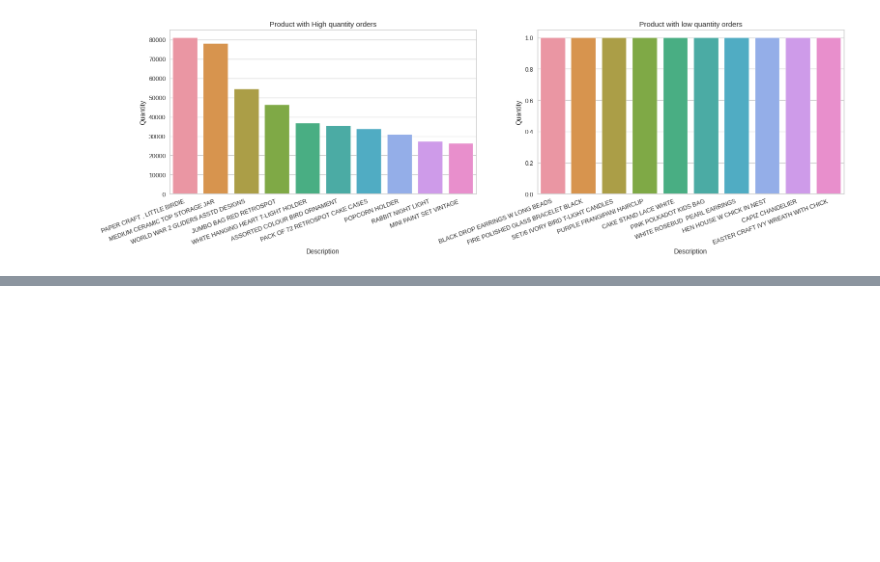
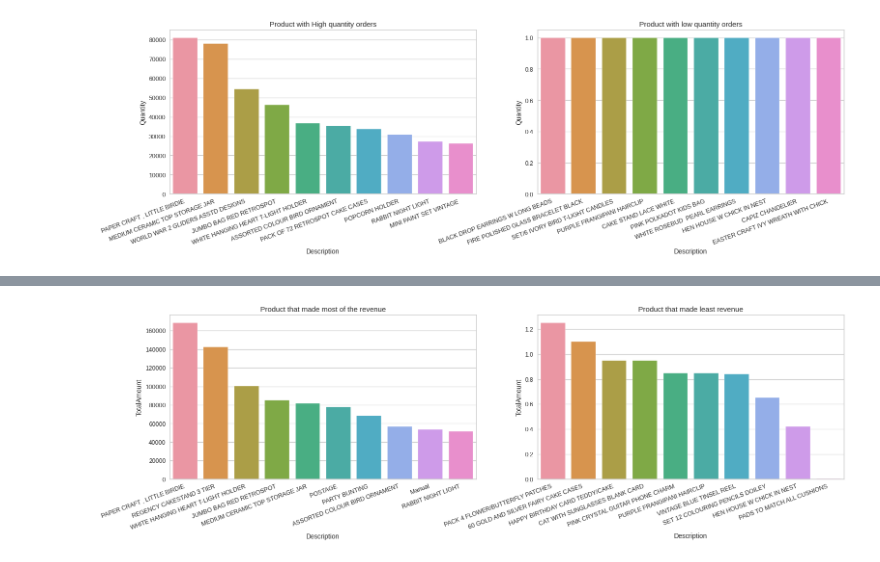
Before and after one commit to FarazAhmad2/Customer-Segmentation, a Jupyter notebook: Online_Retail_Customer_Segmentation_Capstone_Project.ipynb, the cells around one changed output, grey strips where cells are left out. Cells and saved outputs as stored; diff of their text form; code cells hidden in the pictures; blank space fills up the shorter version.

```diff
--- a/Online_Retail_Customer_Segmentation_Capstone_Project.ipynb
+++ b/Online_Retail_Customer_Segmentation_Capstone_Project.ipynb
@@ -352,3 +352,7 @@ ttl2 = 'Product with low quantity orders'
 plot_bar(product_quantity,'Description','Quantity', ttl1, ttl2)
 # %% [output]
 [figure]
+# %%
+# Amount wise item purchases
+product_price = df.groupby('Description')['TotalAmount'].sum().reset_index().sort_values('TotalAmount',ascending=False)
+product_price.head()
@@ -354,0 +366,7 @@ plot_bar(product_quantity,'Description','Quantity', ttl1, ttl2)
+# %%
+# Visualizing top and bottom 10 products based on amount
+ttl1 = 'Product that made most of the revenue'
+ttl2 = 'Product that made least revenue'
+plot_bar(product_price,'Description','TotalAmount',ttl1,ttl2)
+# %% [output]
+[figure, added]
```
Also changed, not shown: parts of 18 cells of this notebook.
